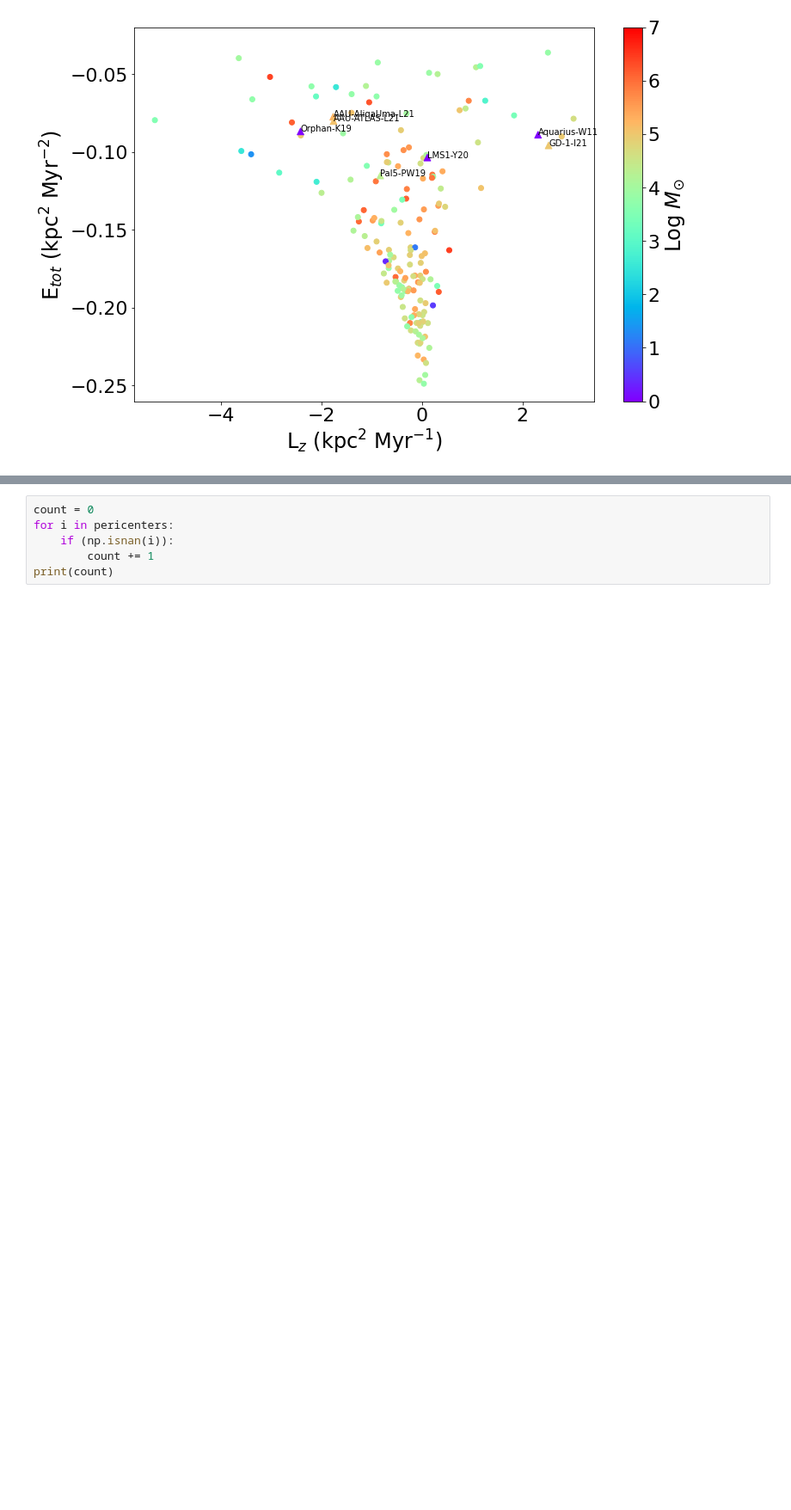
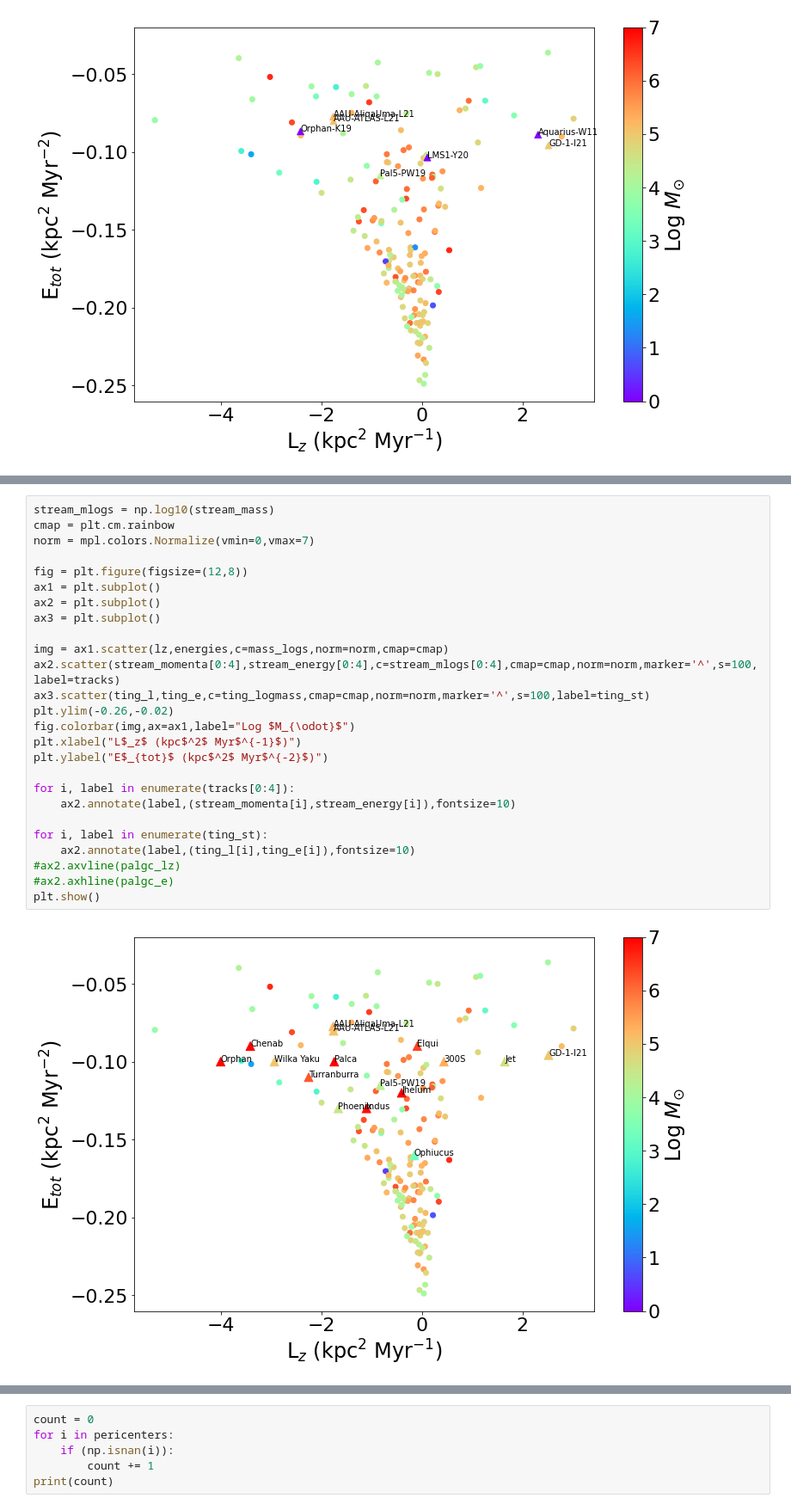
Before and after one commit to cholm-hansen/gc_streams, a Jupyter notebook: MilkyWayPotential2023.ipynb, the cells around one changed output, grey strips where cells are left out. Shown at 86% size. Cells and saved outputs as stored; diff of their text form; blank space fills up the shorter version.

```diff
--- a/MilkyWayPotential2023.ipynb
+++ b/MilkyWayPotential2023.ipynb
@@ -402,3 +397,31 @@ plt.show()
+# %%
+stream_mlogs = np.log10(stream_mass)
+cmap = plt.cm.rainbow
+norm = mpl.colors.Normalize(vmin=0,vmax=7)
+
+fig = plt.figure(figsize=(12,8))
+ax1 = plt.subplot()
+ax2 = plt.subplot()
+ax3 = plt.subplot()
+
+img = ax1.scatter(lz,energies,c=mass_logs,norm=norm,cmap=cmap)
+ax2.scatter(stream_momenta[0:4],stream_energy[0:4],c=stream_mlogs[0:4],cmap=cmap,norm=norm,marker='^',s=100,label=tracks)
+ax3.scatter(ting_l,ting_e,c=ting_logmass,cmap=cmap,norm=norm,marker='^',s=100,label=ting_st)
+plt.ylim(-0.26,-0.02)
+fig.colorbar(img,ax=ax1,label="Log $M_{\odot}$")
+plt.xlabel("L$_z$ (kpc$^2$ Myr$^{-1}$)")
+plt.ylabel("E$_{tot}$ (kpc$^2$ Myr$^{-2}$)")
+
+for i, label in enumerate(tracks[0:4]):
+    ax2.annotate(label,(stream_momenta[i],stream_energy[i]),fontsize=10)
+
+for i, label in enumerate(ting_st):
+    ax2.annotate(label,(ting_l[i],ting_e[i]),fontsize=10)
+#ax2.axvline(palgc_lz)
+#ax2.axhline(palgc_e)
+plt.show()
+# %% [output]
+[figure, added]
 # %%
 stream_mlogs = np.log10(stream_mass)
 cmap = plt.cm.rainbow
```
Also changed, not shown: parts of 9 cells of this notebook.
